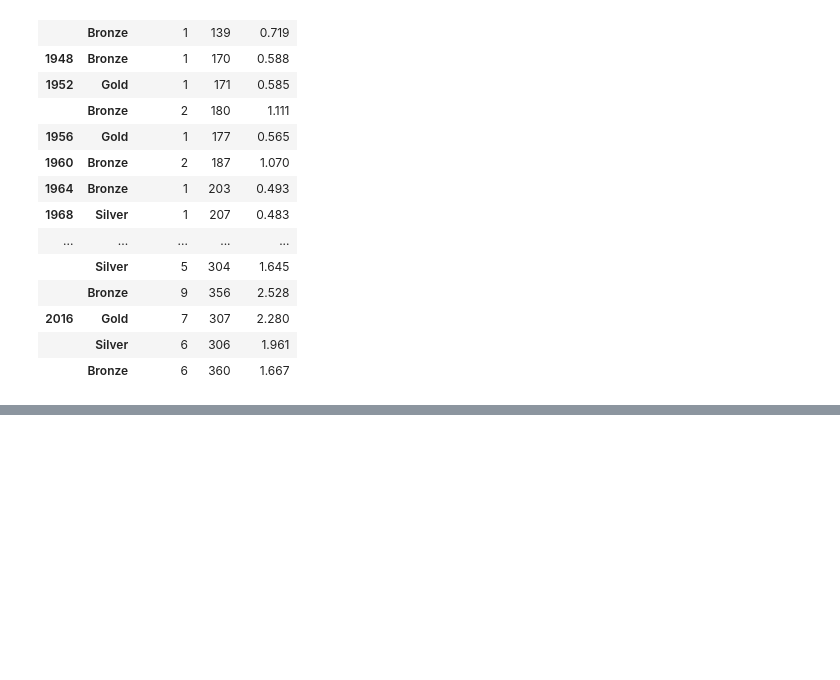
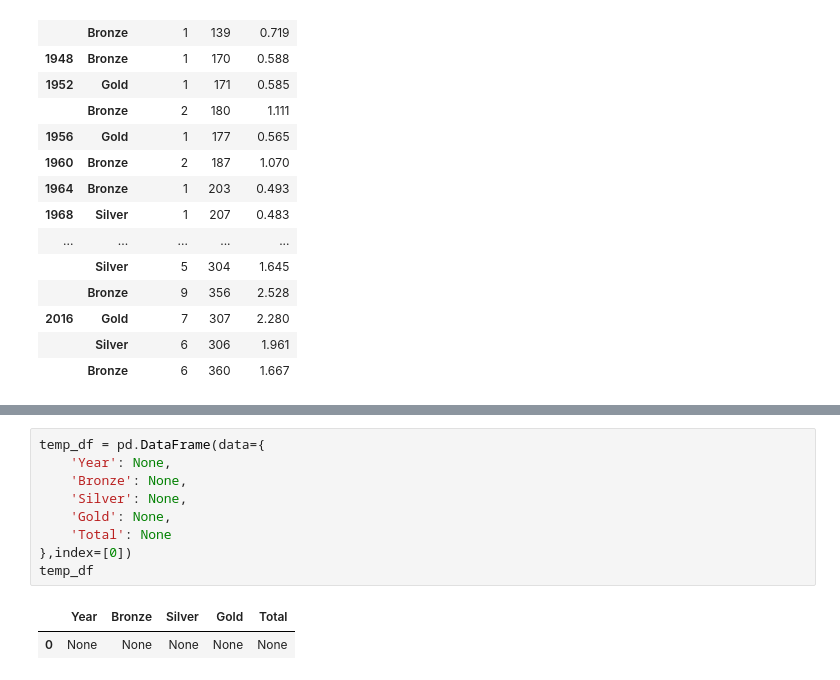
Before and after one commit to baiochi/LetsCode, a Jupyter notebook: Modulo 3 - Biblioteca e APIs/Projetos/Projeto - Pandas.ipynb, the cells around one changed output, grey strips where cells are left out. Drawn from its saved outputs; the diff is of its cells as text; blank space fills up the shorter version.

```diff
--- a/Modulo 3 - Biblioteca e APIs/Projetos/Projeto - Pandas.ipynb
+++ b/Modulo 3 - Biblioteca e APIs/Projetos/Projeto - Pandas.ipynb
@@ -965,0 +1041,12 @@ Medalhas do Brasil das olimpiadas:
+# %%
+temp_df = pd.DataFrame(data={
+    'Year': None,
+    'Bronze': None,
+    'Silver': None,
+    'Gold': None,
+    'Total': None
+},index=[0])
+temp_df
+# %% [output]
+|  | Year | Bronze | Silver | Gold | Total |
+| 0 | None | None | None | None | None |
```
Also changed, not shown: parts of 15 cells of this notebook.
